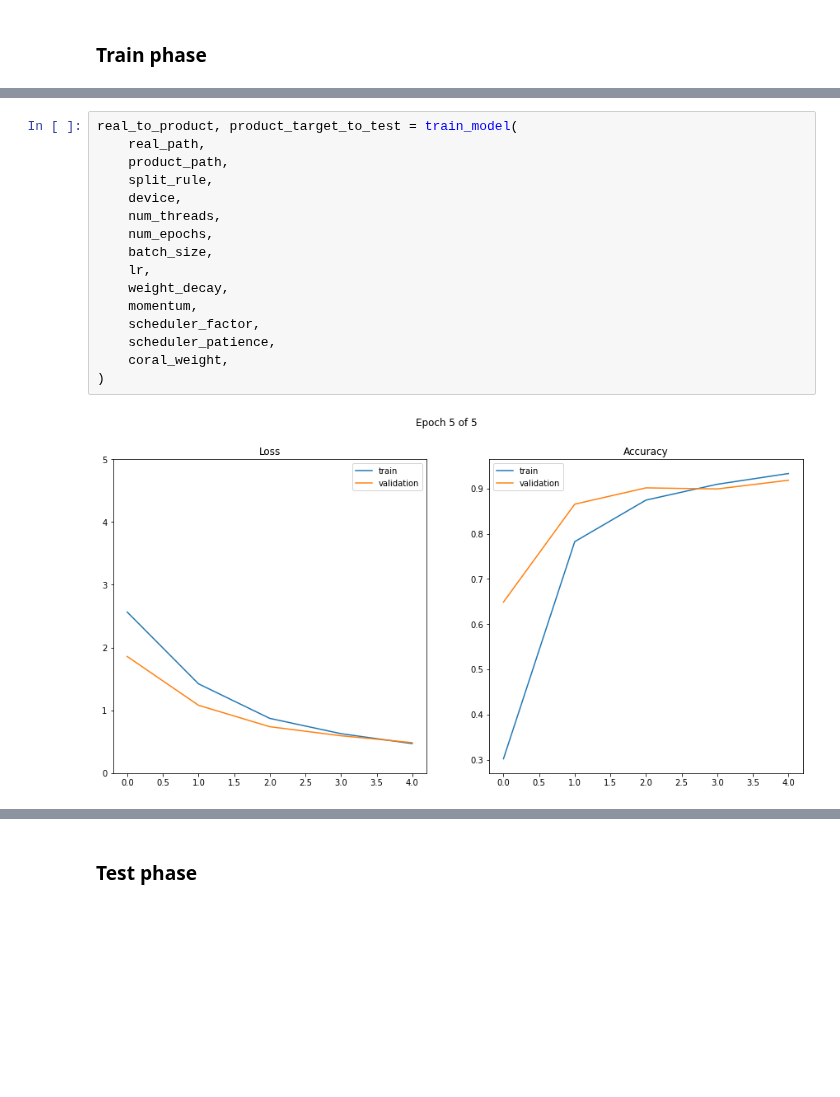
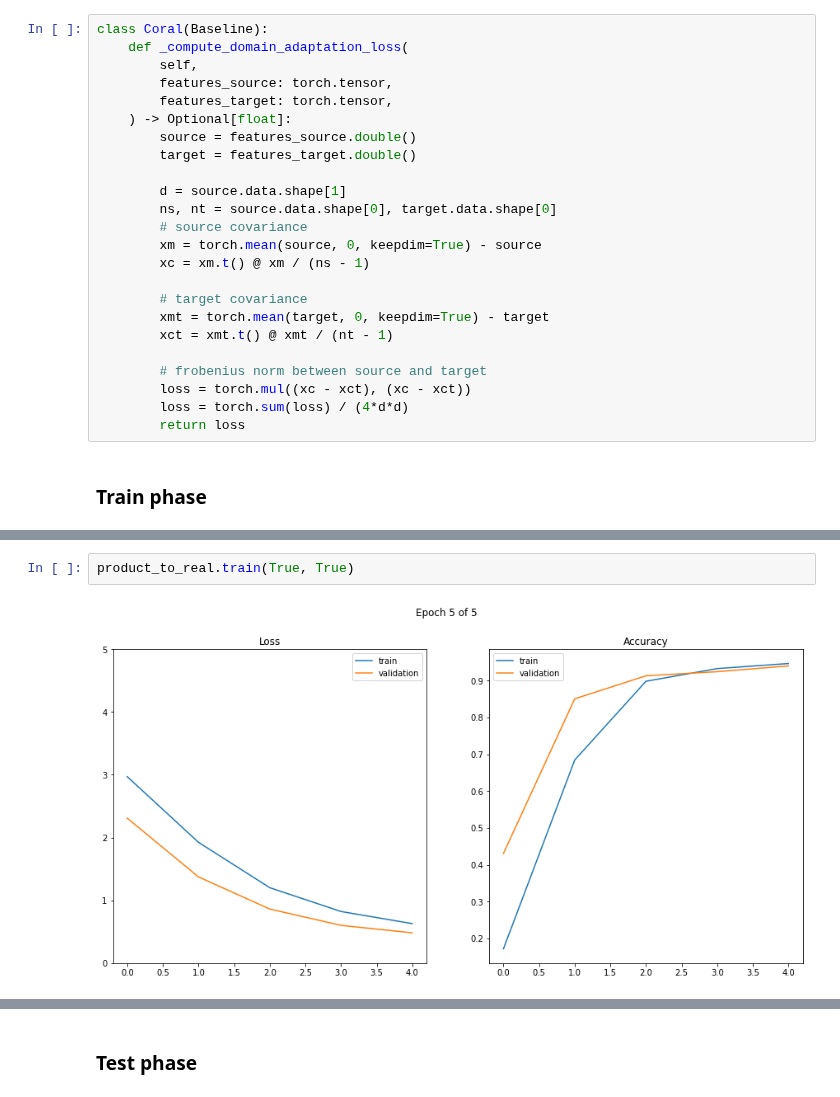
Before and after one commit to fedeizzo/domain-adaptation, a Jupyter notebook: project.ipynb, the cells around one changed output, grey strips where cells are left out. Cells and saved outputs as stored; diff of their text form; blank space fills up the shorter version.

```diff
--- a/project.ipynb
+++ b/project.ipynb
@@ -802,2 +804,26 @@ coral_weight=20
+# %%
+class Coral(Baseline):
+    def _compute_domain_adaptation_loss(
+        self,
+        features_source: torch.tensor,
+        features_target: torch.tensor,
+    ) -> Optional[float]:
+        source = features_source.double()
+        target = features_target.double()
+
+        d = source.data.shape[1]
+        ns, nt = source.data.shape[0], target.data.shape[0]
+        # source covariance
+        xm = torch.mean(source, 0, keepdim=True) - source
+        xc = xm.t() @ xm / (ns - 1)
+
+        # target covariance
+        xmt = torch.mean(target, 0, keepdim=True) - target
+        xct = xmt.t() @ xmt / (nt - 1)
+
+        # frobenius norm between source and target
+        loss = torch.mul((xc - xct), (xc - xct))
+        loss = torch.sum(loss) / (4*d*d)
+        return loss
 # %% [markdown]
 ### Train phase
@@ -804,19 +869,5 @@ coral_weight=20
 # %%
-real_to_product, product_target_to_test = train_model(
-    real_path,
-    product_path,
-    split_rule,
-    device,
-    num_threads,
-    num_epochs,
-    batch_size,
-    lr,
-    weight_decay,
-    momentum,
-    scheduler_factor,
-    scheduler_patience,
-    coral_weight,
-)
+product_to_real.train(True, True)
 # %% [output]
-[figure, old version]
+[figure, new version]
 # %%
```
Also changed, not shown: parts of 14 cells of this notebook.
